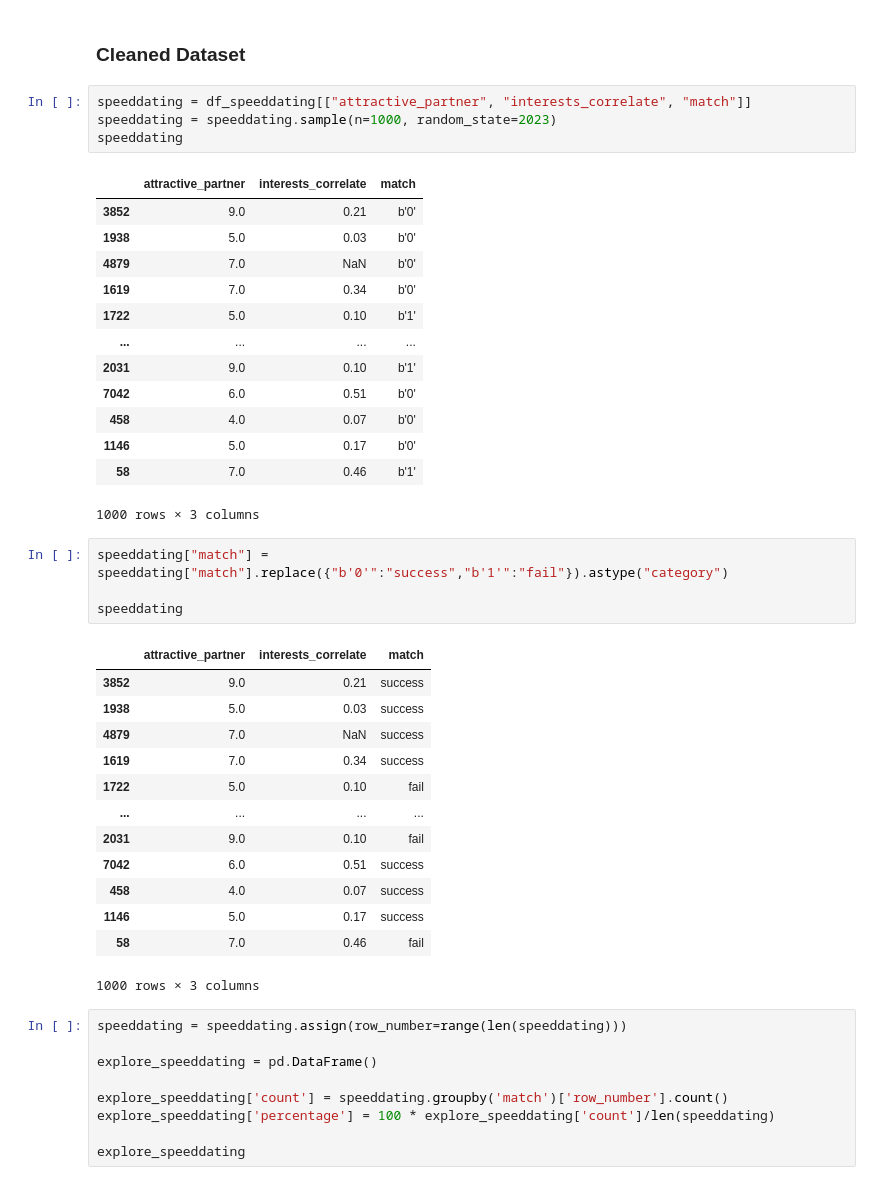
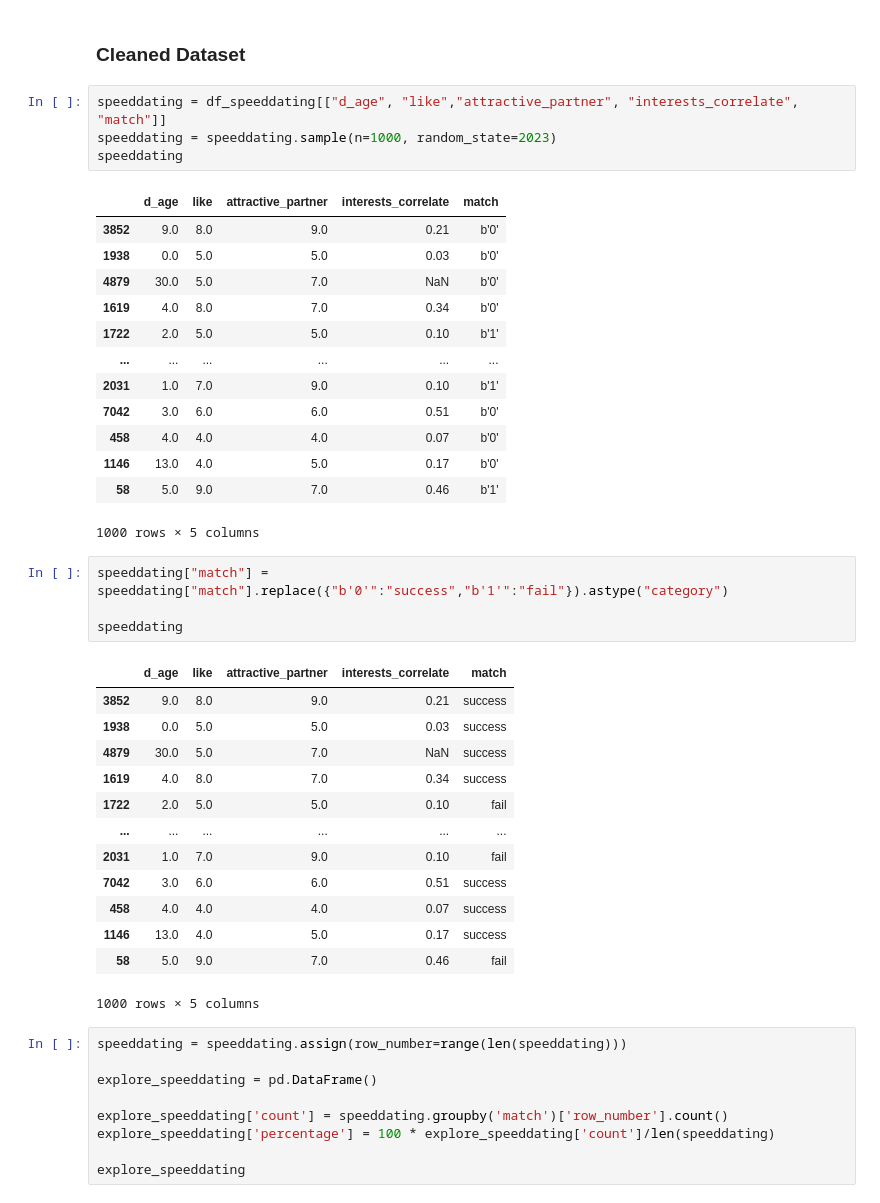
Before and after one commit to mkimur02/final_project_dsci100, a Jupyter notebook: Untitled.ipynb, the cells around one changed output. Saved outputs shown, nothing was run; the diff lists cells and outputs as text.

Commit message:
Tried scaling with preprocessor
Also used “d_age” and “like” in the preprocessor to scale

```diff
--- a/Untitled.ipynb
+++ b/Untitled.ipynb
@@ -49,41 +49,41 @@ df_speeddating
 # %% [markdown]
 ### Cleaned Dataset
 # %%
-speeddating = df_speeddating[["attractive_partner", "interests_correlate", "match"]]
+speeddating = df_speeddating[["d_age", "like","attractive_partner", "interests_correlate", "match"]]
 speeddating = speeddating.sample(n=1000, random_state=2023)
 speeddating
 # %% [output]
-|  | attractive_partner | interests_correlate | match |
-| 3852 | 9.0 | 0.21 | b'0' |
-| 1938 | 5.0 | 0.03 | b'0' |
-| 4879 | 7.0 | NaN | b'0' |
-| 1619 | 7.0 | 0.34 | b'0' |
-| 1722 | 5.0 | 0.10 | b'1' |
-| ... | ... | ... | ... |
-| 2031 | 9.0 | 0.10 | b'1' |
-| 7042 | 6.0 | 0.51 | b'0' |
-| 458 | 4.0 | 0.07 | b'0' |
-| 1146 | 5.0 | 0.17 | b'0' |
-| 58 | 7.0 | 0.46 | b'1' |
+|  | d_age | like | attractive_partner | interests_correlate | match |
+| 3852 | 9.0 | 8.0 | 9.0 | 0.21 | b'0' |
+| 1938 | 0.0 | 5.0 | 5.0 | 0.03 | b'0' |
+| 4879 | 30.0 | 5.0 | 7.0 | NaN | b'0' |
+| 1619 | 4.0 | 8.0 | 7.0 | 0.34 | b'0' |
+| 1722 | 2.0 | 5.0 | 5.0 | 0.10 | b'1' |
+| ... | ... | ... | ... | ... | ... |
+| 2031 | 1.0 | 7.0 | 9.0 | 0.10 | b'1' |
+| 7042 | 3.0 | 6.0 | 6.0 | 0.51 | b'0' |
+| 458 | 4.0 | 4.0 | 4.0 | 0.07 | b'0' |
+| 1146 | 13.0 | 4.0 | 5.0 | 0.17 | b'0' |
+| 58 | 5.0 | 9.0 | 7.0 | 0.46 | b'1' |
-1000 rows × 3 columns
+1000 rows × 5 columns
 # %%
 speeddating["match"] = speeddating["match"].replace({"b'0'":"success","b'1'":"fail"}).astype("category")
 
 speeddating
 # %% [output]
-|  | attractive_partner | interests_correlate | match |
-| 3852 | 9.0 | 0.21 | success |
-| 1938 | 5.0 | 0.03 | success |
-| 4879 | 7.0 | NaN | success |
-| 1619 | 7.0 | 0.34 | success |
-| 1722 | 5.0 | 0.10 | fail |
-| ... | ... | ... | ... |
-| 2031 | 9.0 | 0.10 | fail |
-| 7042 | 6.0 | 0.51 | success |
-| 458 | 4.0 | 0.07 | success |
-| 1146 | 5.0 | 0.17 | success |
-| 58 | 7.0 | 0.46 | fail |
+|  | d_age | like | attractive_partner | interests_correlate | match |
+| 3852 | 9.0 | 8.0 | 9.0 | 0.21 | success |
+| 1938 | 0.0 | 5.0 | 5.0 | 0.03 | success |
+| 4879 | 30.0 | 5.0 | 7.0 | NaN | success |
+| 1619 | 4.0 | 8.0 | 7.0 | 0.34 | success |
+| 1722 | 2.0 | 5.0 | 5.0 | 0.10 | fail |
+| ... | ... | ... | ... | ... | ... |
+| 2031 | 1.0 | 7.0 | 9.0 | 0.10 | fail |
+| 7042 | 3.0 | 6.0 | 6.0 | 0.51 | success |
+| 458 | 4.0 | 4.0 | 4.0 | 0.07 | success |
+| 1146 | 13.0 | 4.0 | 5.0 | 0.17 | success |
+| 58 | 5.0 | 9.0 | 7.0 | 0.46 | fail |
-1000 rows × 3 columns
+1000 rows × 5 columns
 # %%
 speeddating = speeddating.assign(row_number=range(len(speeddating)))
 
```
Also changed, not shown: parts of 6 cells of this notebook.
